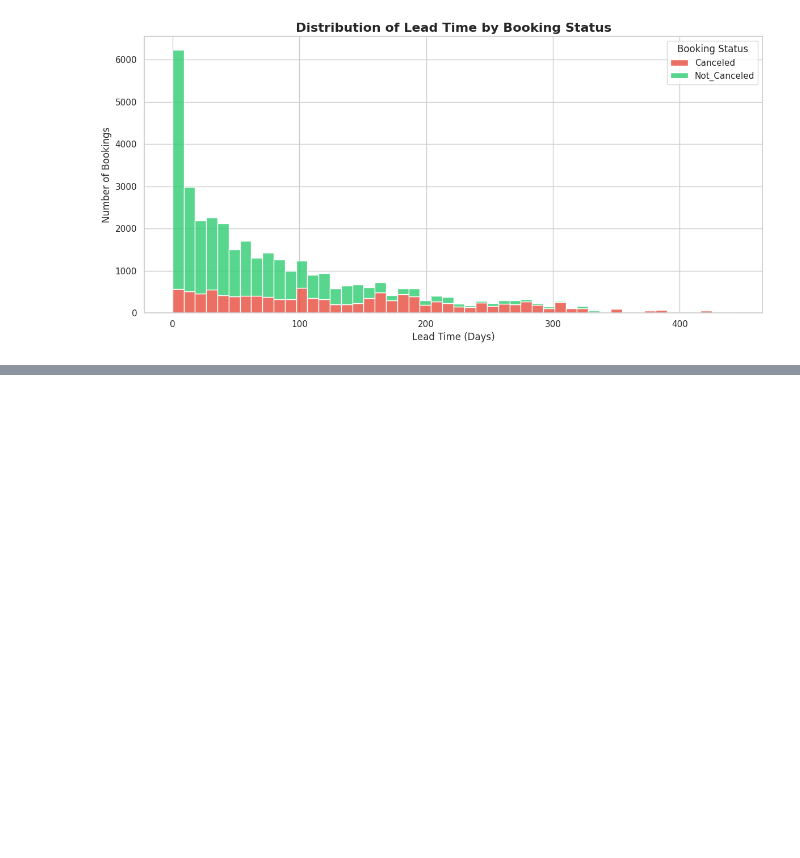
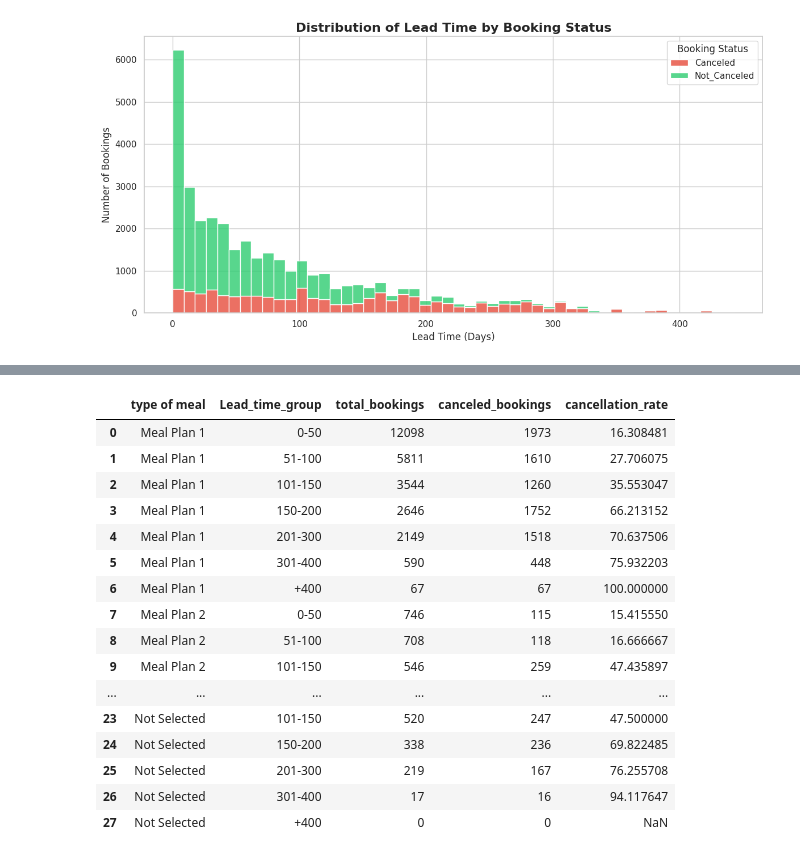
Before and after one commit to Ali13fffff/hotel-booking-cancellation-analysis, a Jupyter notebook: 🏨Hotel_booking_EDA.ipynb, the cells around one changed output, grey strips where cells are left out. Drawn from its saved outputs; the diff is of its cells as text; code cells hidden in the pictures; blank space fills up the shorter version.

```diff
--- a/🏨Hotel_booking_EDA.ipynb
+++ b/🏨Hotel_booking_EDA.ipynb
@@ -667,0 +722,37 @@ The `+400` group contains only 102 bookings, so its 100% cancellation rate shoul
+# %%
+
+
+
+
+
+meal_lead_analysis = (
+    df.groupby(["type of meal", "Lead_time_group"], observed=False)
+      .agg(
+          total_bookings=("booking_status_number", "count"),
+          canceled_bookings=("booking_status_number", "sum"),
+          cancellation_rate=("booking_status_number", "mean")
+      )
+      .reset_index()
+)
+
+meal_lead_analysis["cancellation_rate"] *= 100
+
+meal_lead_analysis
+# %% [output]
+|  | type of meal | Lead_time_group | total_bookings | canceled_bookings | cancellation_rate |
+| 0 | Meal Plan 1 | 0-50 | 12098 | 1973 | 16.308481 |
+| 1 | Meal Plan 1 | 51-100 | 5811 | 1610 | 27.706075 |
+| 2 | Meal Plan 1 | 101-150 | 3544 | 1260 | 35.553047 |
+| 3 | Meal Plan 1 | 150-200 | 2646 | 1752 | 66.213152 |
+| 4 | Meal Plan 1 | 201-300 | 2149 | 1518 | 70.637506 |
+| 5 | Meal Plan 1 | 301-400 | 590 | 448 | 75.932203 |
+| 6 | Meal Plan 1 | +400 | 67 | 67 | 100.000000 |
+| 7 | Meal Plan 2 | 0-50 | 746 | 115 | 15.415550 |
+| 8 | Meal Plan 2 | 51-100 | 708 | 118 | 16.666667 |
+| 9 | Meal Plan 2 | 101-150 | 546 | 259 | 47.435897 |
+| ... | ... | ... | ... | ... | ... |
+| 23 | Not Selected | 101-150 | 520 | 247 | 47.500000 |
+| 24 | Not Selected | 150-200 | 338 | 236 | 69.822485 |
+| 25 | Not Selected | 201-300 | 219 | 167 | 76.255708 |
+| 26 | Not Selected | 301-400 | 17 | 16 | 94.117647 |
+| 27 | Not Selected | +400 | 0 | 0 | NaN |
```
Also changed, not shown: parts of 15 cells of this notebook.
